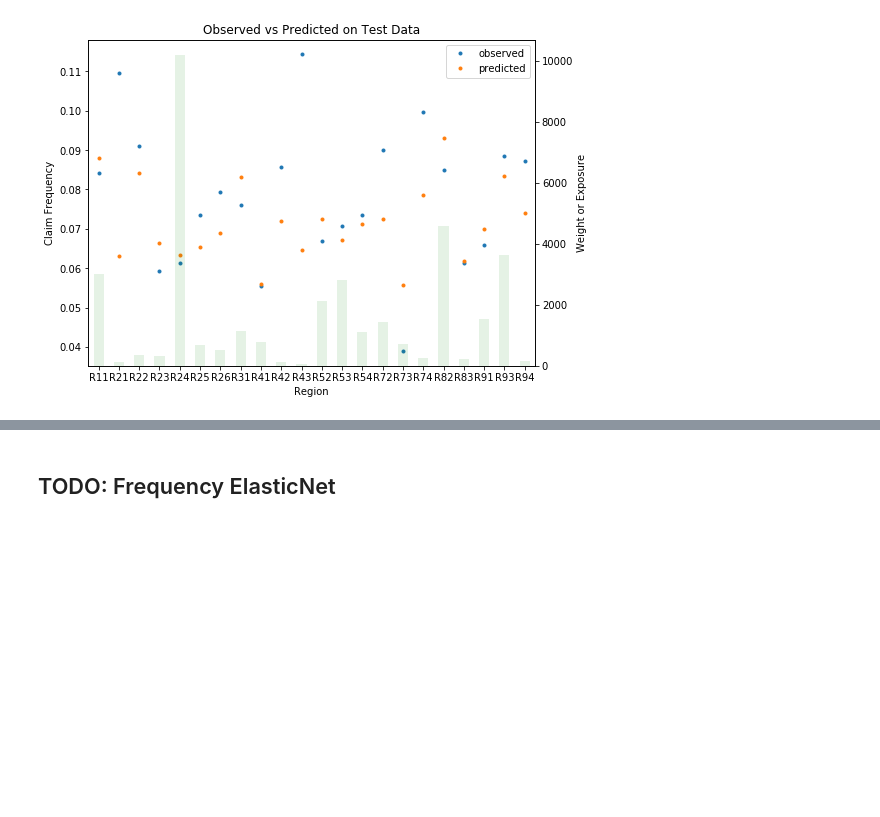
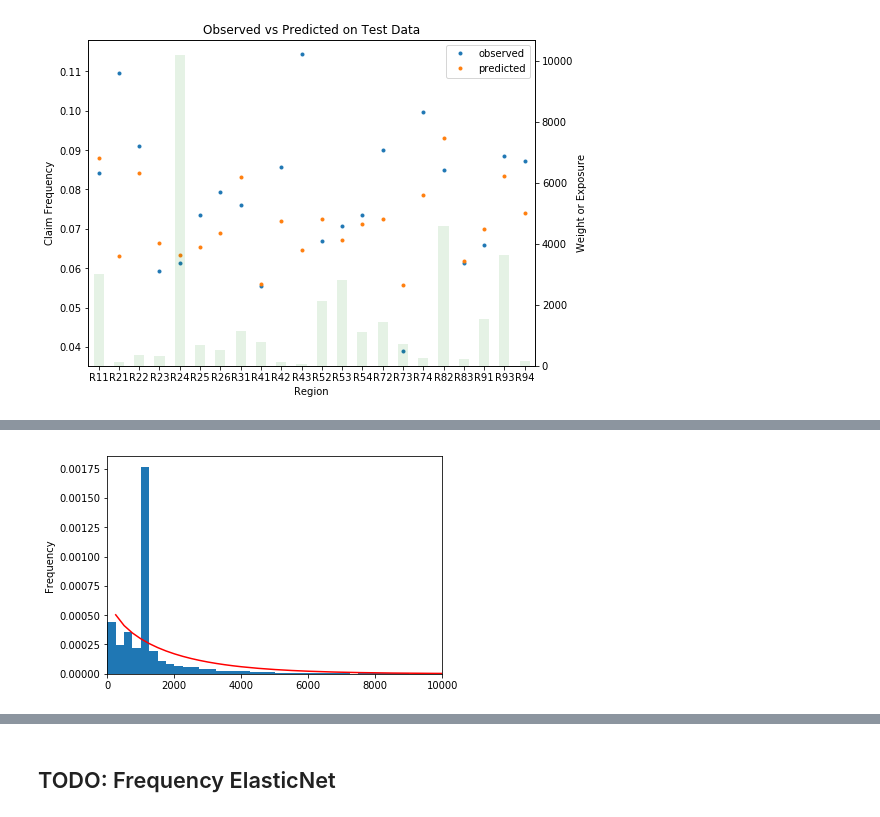
Before and after one commit to lorentzenchr/Tutorial_freMTPL2, a Jupyter notebook: glm_freMTPL2_example.ipynb, the cells around one changed output, grey strips where cells are left out. Saved outputs shown, nothing was run; the diff lists cells and outputs as text; code cells hidden in the pictures; blank space fills up the shorter version.

```diff
--- a/glm_freMTPL2_example.ipynb
+++ b/glm_freMTPL2_example.ipynb
@@ -530,0 +691,17 @@ plot_obs_pred(df_plot.iloc[test], 'Region', 'Freq_Observed', 'Freq_Predicted', '
+# %%
+df_plot = (
+    df.loc[:, ['ClaimAmountCut', 'ClaimNb_pos']]
+    .query('ClaimNb_pos > 0')
+    .assign(Severity_Observed = lambda x: x['ClaimAmountCut'] / df['ClaimNb_pos'])
+)
+
+df_plot['Severity_Observed'].plot.hist(bins=400, density=True)
+
+x = np.linspace(0, 1e5, num=400)
+plt.plot(x,
+         scipy.stats.gamma.pdf(x, *scipy.stats.gamma.fit(df_plot['Severity_Observed'], floc=0)),
+         'r-')
+plt.xlim(left=0, right = 1e4);
+#plt.xticks(x);
+# %% [output]
+[figure, added]
```
Also changed, not shown: parts of 46 cells of this notebook, 1 other file.
